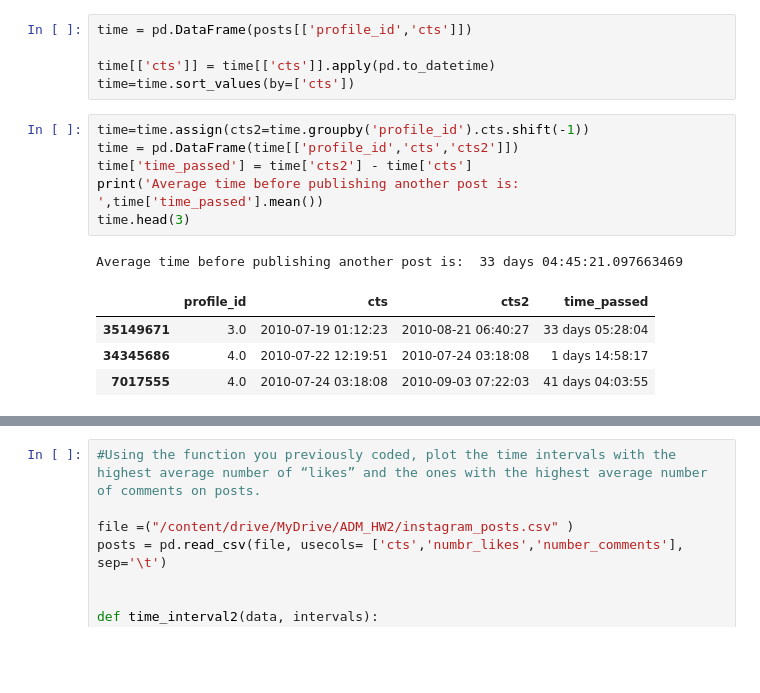
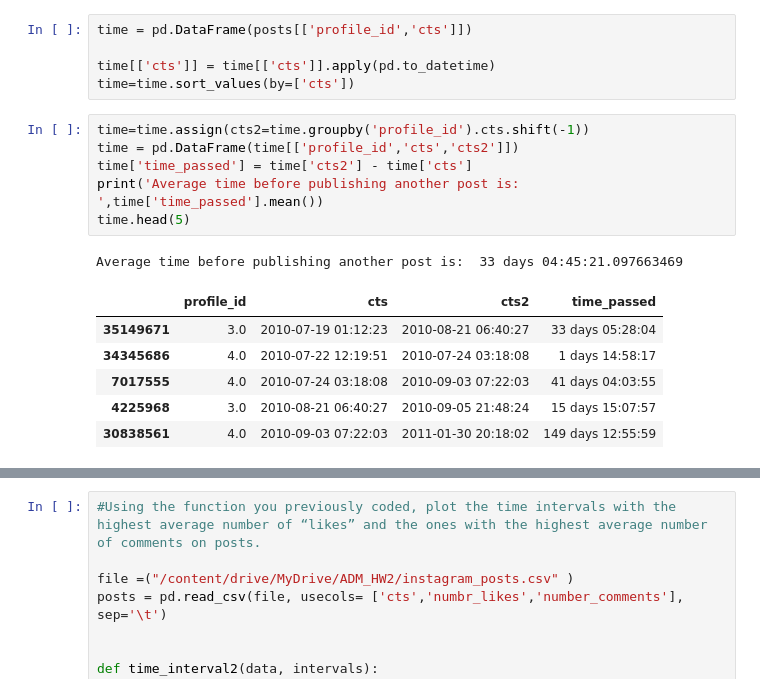
Before and after one commit to PaoloBarba/ADM_HW2, a Jupyter notebook: soukaina_main.ipynb, the cells around one changed output, grey strips where cells are left out. Drawn from its saved outputs; the diff is of its cells as text; blank space fills up the shorter version.

```diff
--- a/soukaina_main.ipynb
+++ b/soukaina_main.ipynb
@@ -106,15 +102,17 @@ time=time.sort_values(by=['cts'])
 # %%
 time=time.assign(cts2=time.groupby('profile_id').cts.shift(-1))
 time = pd.DataFrame(time[['profile_id','cts','cts2']])
 time['time_passed'] = time['cts2'] - time['cts']
 print('Average time before publishing another post is: ',time['time_passed'].mean())
-time.head(3)
+time.head(5)
 # %% [output]
 Average time before publishing another post is:  33 days 04:45:21.097663469
 |  | profile_id | cts | cts2 | time_passed |
 | 35149671 | 3.0 | 2010-07-19 01:12:23 | 2010-08-21 06:40:27 | 33 days 05:28:04 |
 | 34345686 | 4.0 | 2010-07-22 12:19:51 | 2010-07-24 03:18:08 | 1 days 14:58:17 |
 | 7017555 | 4.0 | 2010-07-24 03:18:08 | 2010-09-03 07:22:03 | 41 days 04:03:55 |
+| 4225968 | 3.0 | 2010-08-21 06:40:27 | 2010-09-05 21:48:24 | 15 days 15:07:57 |
+| 30838561 | 4.0 | 2010-09-03 07:22:03 | 2011-01-30 20:18:02 | 149 days 12:55:59 |
 # %%
 file2 =("/content/drive/MyDrive/ADM_HW2/instagram_profiles.csv" )
 profiles = pd.read_csv(file2, usecols= ['profile_id','following','followers'], sep='\t')
```
Also changed, not shown: parts of 6 cells of this notebook.
